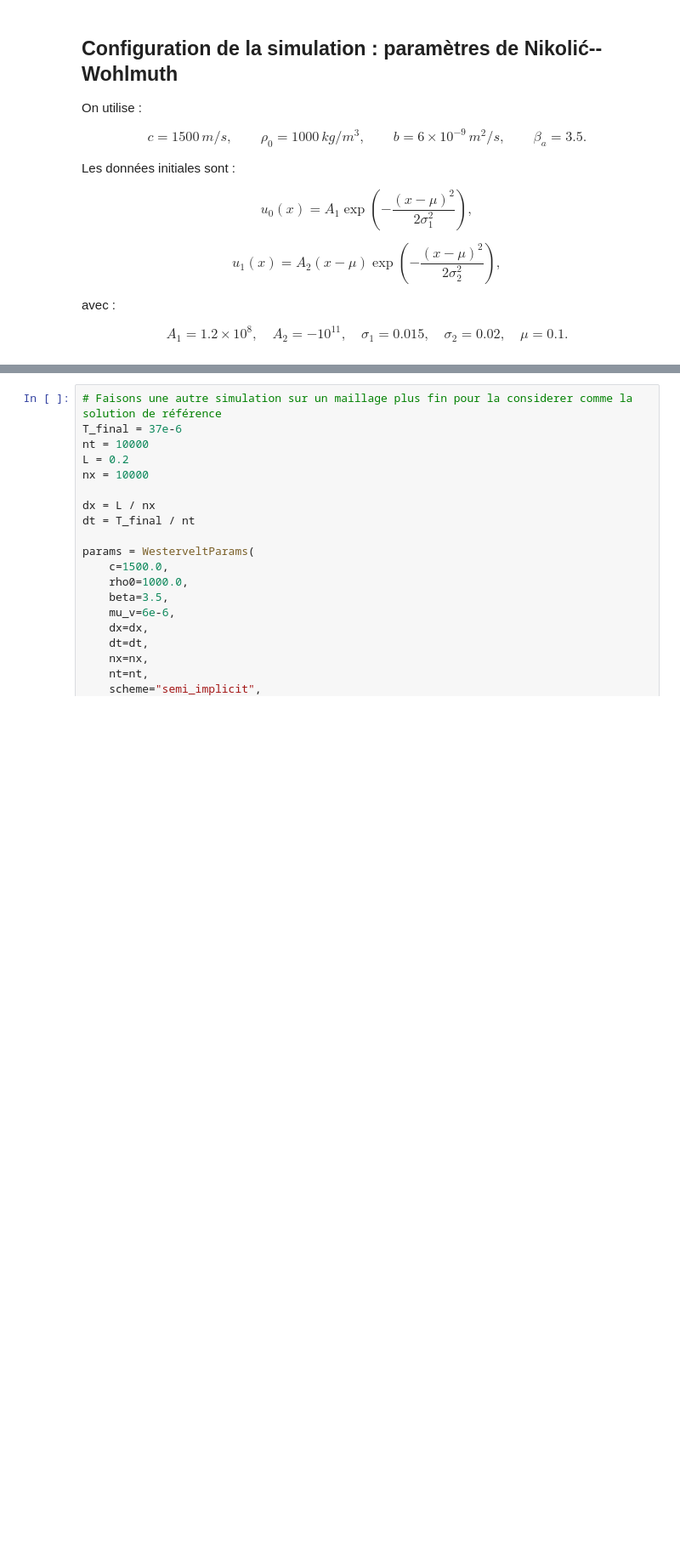
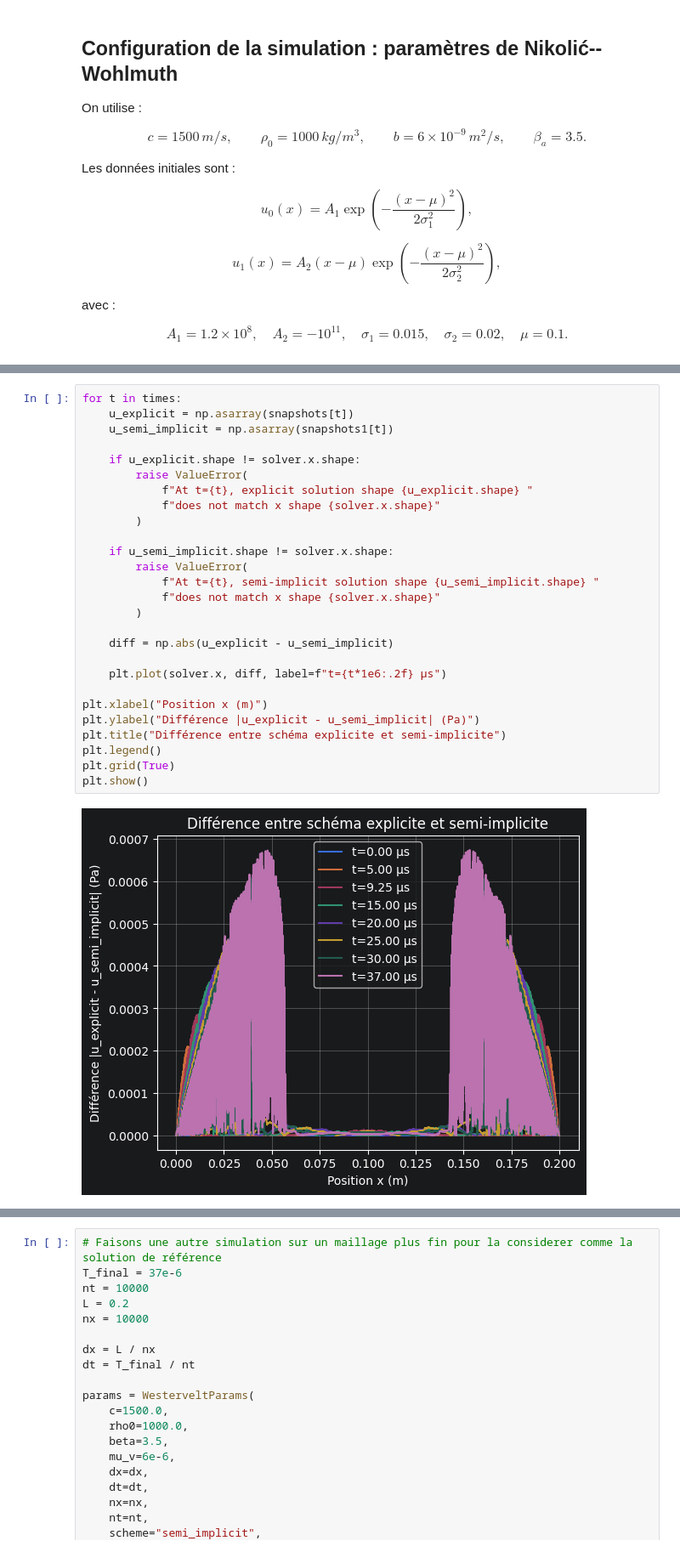
Before and after one commit to Geobatpo07/Westervelt-Simulation, a Jupyter notebook: notebooks/test_solver_nikolic.ipynb, the cells around one changed output, grey strips where cells are left out. Shown at 85% size. Cells and saved outputs as stored; diff of their text form; blank space fills up the shorter version.

```diff
--- a/notebooks/test_solver_nikolic.ipynb
+++ b/notebooks/test_solver_nikolic.ipynb
@@ -152,0 +213,29 @@ run_with_snapshots
+# %%
+for t in times:
+    u_explicit = np.asarray(snapshots[t])
+    u_semi_implicit = np.asarray(snapshots1[t])
+
+    if u_explicit.shape != solver.x.shape:
+        raise ValueError(
+            f"At t={t}, explicit solution shape {u_explicit.shape} "
+            f"does not match x shape {solver.x.shape}"
+        )
+
+    if u_semi_implicit.shape != solver.x.shape:
+        raise ValueError(
+            f"At t={t}, semi-implicit solution shape {u_semi_implicit.shape} "
+            f"does not match x shape {solver.x.shape}"
+        )
+
+    diff = np.abs(u_explicit - u_semi_implicit)
+
+    plt.plot(solver.x, diff, label=f"t={t*1e6:.2f} µs")
+
+plt.xlabel("Position x (m)")
+plt.ylabel("Différence |u_explicit - u_semi_implicit| (Pa)")
+plt.title("Différence entre schéma explicite et semi-implicite")
+plt.legend()
+plt.grid(True)
+plt.show()
+# %% [output]
+[figure, added]
```
Also changed, not shown: parts of 16 cells of this notebook, 11 other files.
